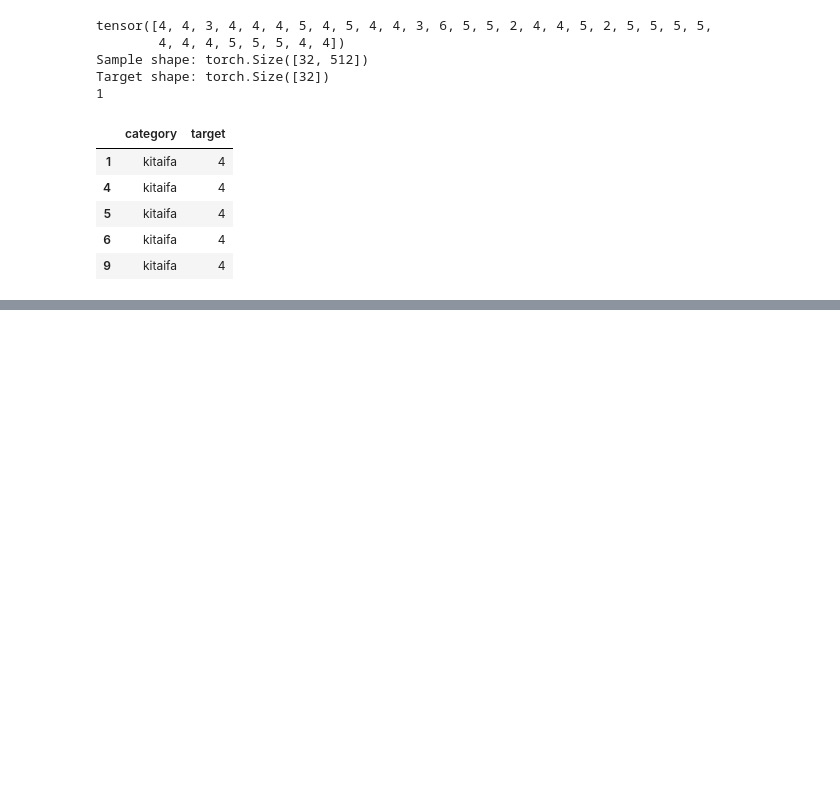
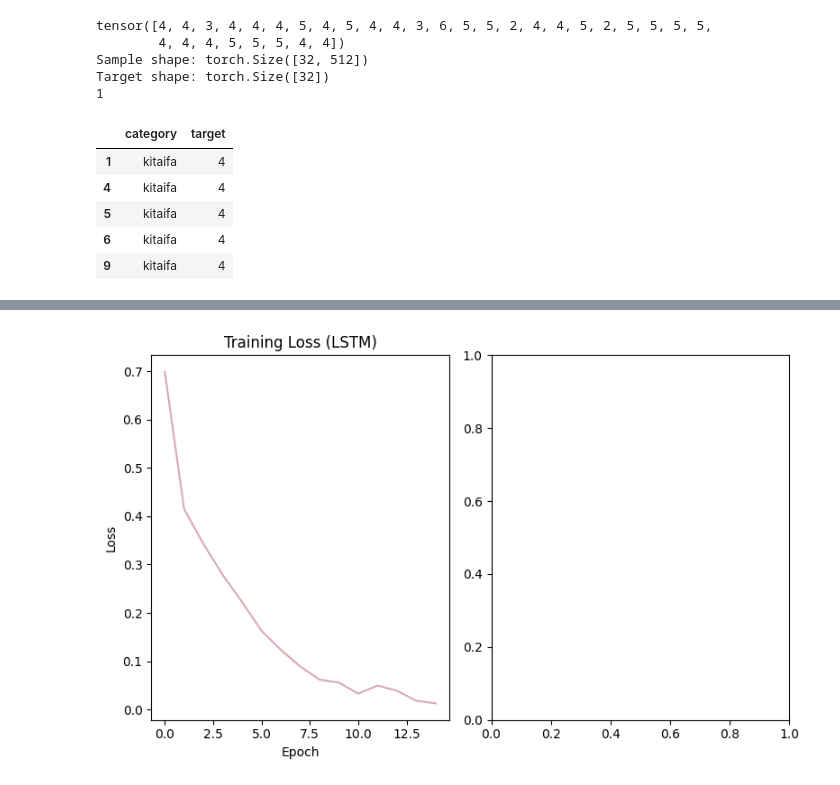
Before and after one commit to muchemicarol/ML4NLU_TermPaper, a Jupyter notebook: swahili_classification.ipynb, the cells around one changed output, grey strips where cells are left out. Cells and saved outputs as stored; diff of their text form; code cells hidden in the pictures; blank space fills up the shorter version.

Commit message:
baseline lstm training

```diff
--- a/swahili_classification.ipynb
+++ b/swahili_classification.ipynb
@@ -608,0 +628,12 @@ KeyboardInterrupt:
+# %%
+# plotting the training
+fig, ax = plt.subplots(1, 2, figsize=(8, 5))
+ax[0].plot(losses, color="#dba9b1")
+ax[0].set(title="Training Loss (LSTM)", xlabel="Epoch", ylabel="Loss")
+# ax[1].plot(val_losses, color="#a9b1db")
+# ax[1].set(title="Validation Loss (LSTM)", xlabel="Epoch", ylabel="Loss")
+
+plt.tight_layout()
+plt.show()
+# %% [output]
+[figure, added]
```
Also changed, not shown: parts of 2 cells of this notebook.
